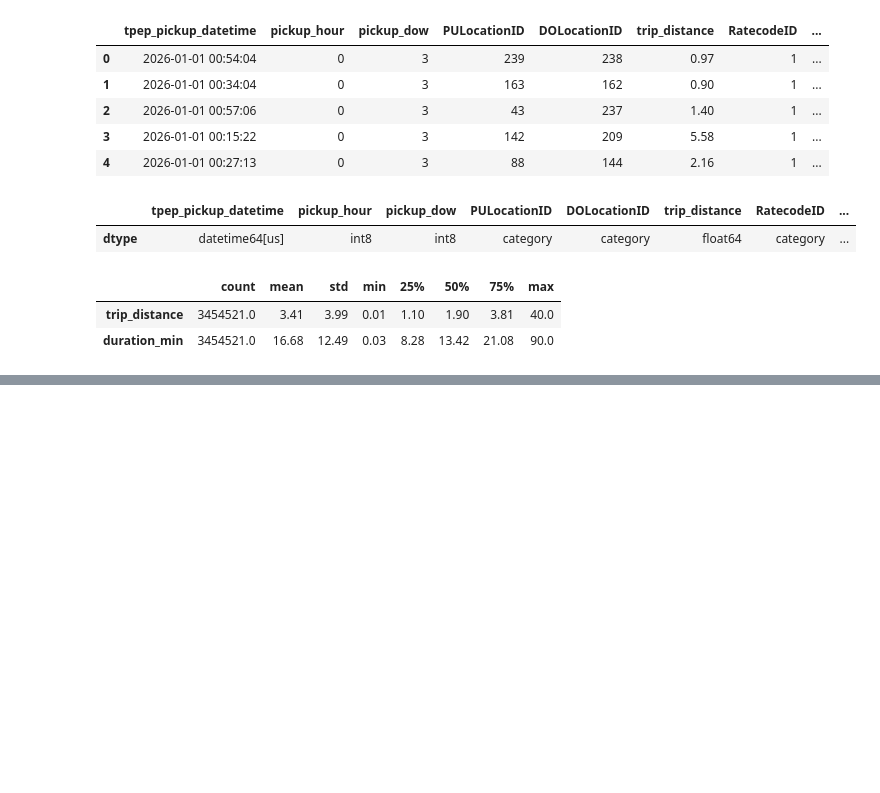
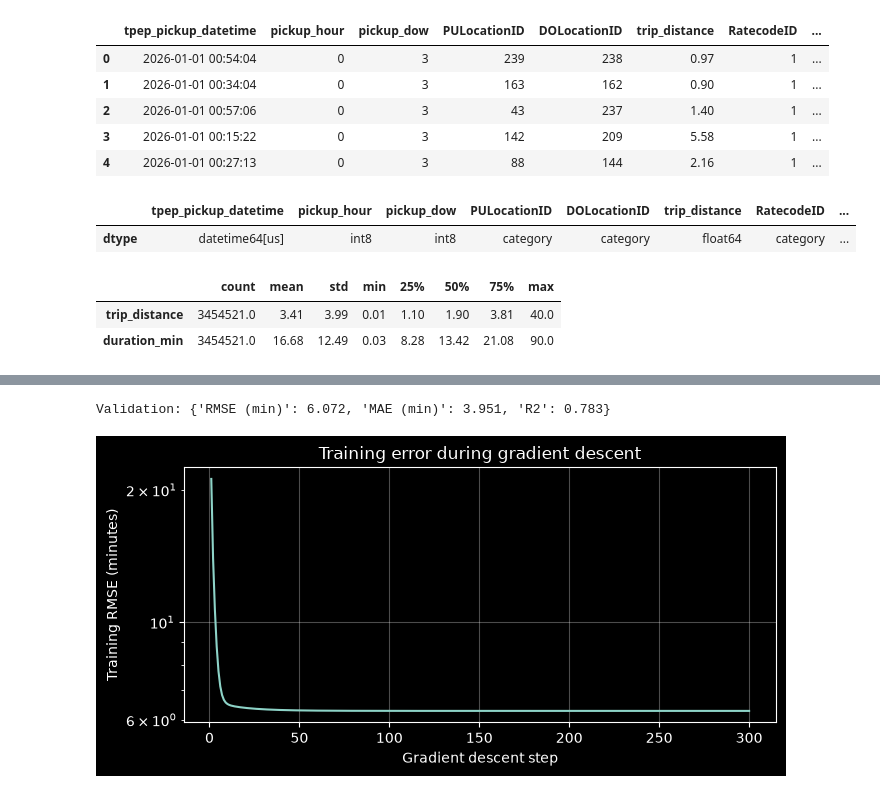
Before and after one commit to wmcclean06/G12-Poster, a Jupyter notebook: Trip_Duration.ipynb, the cells around one changed output, grey strips where cells are left out. Cells and saved outputs as stored; diff of their text form; code cells hidden in the pictures; blank space fills up the shorter version.

Commit message:
Adding the sequential baseline with gradient descent and average time features

```diff
--- a/Trip_Duration.ipynb
+++ b/Trip_Duration.ipynb
@@ -438,0 +627,48 @@ Section 1 run time: 16.9s on 14 cores
+# %%
+def train_gd(shards, eta=ETA, steps=STEPS, lam=0.0, map_fn=map):
+    """Batch gradient descent for linear regression. Returns weights, bias and training RMSE after each step."""
+    w, b = np.zeros(len(FEATURES)), 0.0
+    history = []
+    for _ in range(steps):
+        n_shards = len(shards)
+        parts = list(map_fn(workers.partial_gradient,
+                            *zip(*shards), [w] * n_shards, [b] * n_shards))
+        # Add the shard sums in shard order, so the result never depends on which shard finished first
+        grad_w = sum(p[0] for p in parts)
+        grad_b = sum(p[1] for p in parts)
+        sq_err = sum(p[2] for p in parts)
+        n = sum(p[3] for p in parts)
+        w = w - eta * (grad_w / n + lam * w)
+        b = b - eta * grad_b / n
+        history.append(np.sqrt(sq_err / n))
+    return w, b, history
+
+
+def predict(split, w, b):
+    return np.load(FEATURE_DIR / f"{split}_X.npy") @ w + b
+
+
+def scores(y_true, y_pred):
+    err = y_pred - y_true
+    return {"RMSE (min)": np.sqrt(np.mean(err ** 2)),
+            "MAE (min)": np.mean(np.abs(err)),
+            "R2": 1 - np.mean(err ** 2) / np.var(y_true)}
+
+
+w_seq, b_seq, history = train_gd(SHARDS)
+y_val = np.load(FEATURE_DIR / "validation_y.npy")
+print("Validation:", {k: round(float(v), 3) for k, v in scores(y_val, predict("validation", w_seq, b_seq)).items()})
+# %% [output]
+Validation: {'RMSE (min)': 6.072, 'MAE (min)': 3.951, 'R2': 0.783}
+# %%
+fig, ax = plt.subplots(figsize=(7, 3.5))
+ax.plot(range(1, STEPS + 1), history)
+ax.set_xlabel("Gradient descent step")
+ax.set_ylabel("Training RMSE (minutes)")
+ax.set_yscale("log")
+ax.set_title("Training error during gradient descent")
+ax.grid(alpha=0.3)
+plt.tight_layout()
+plt.show()
+# %% [output]
+[figure, added]
```
Also changed, not shown: parts of 24 cells of this notebook, 5 other files.
